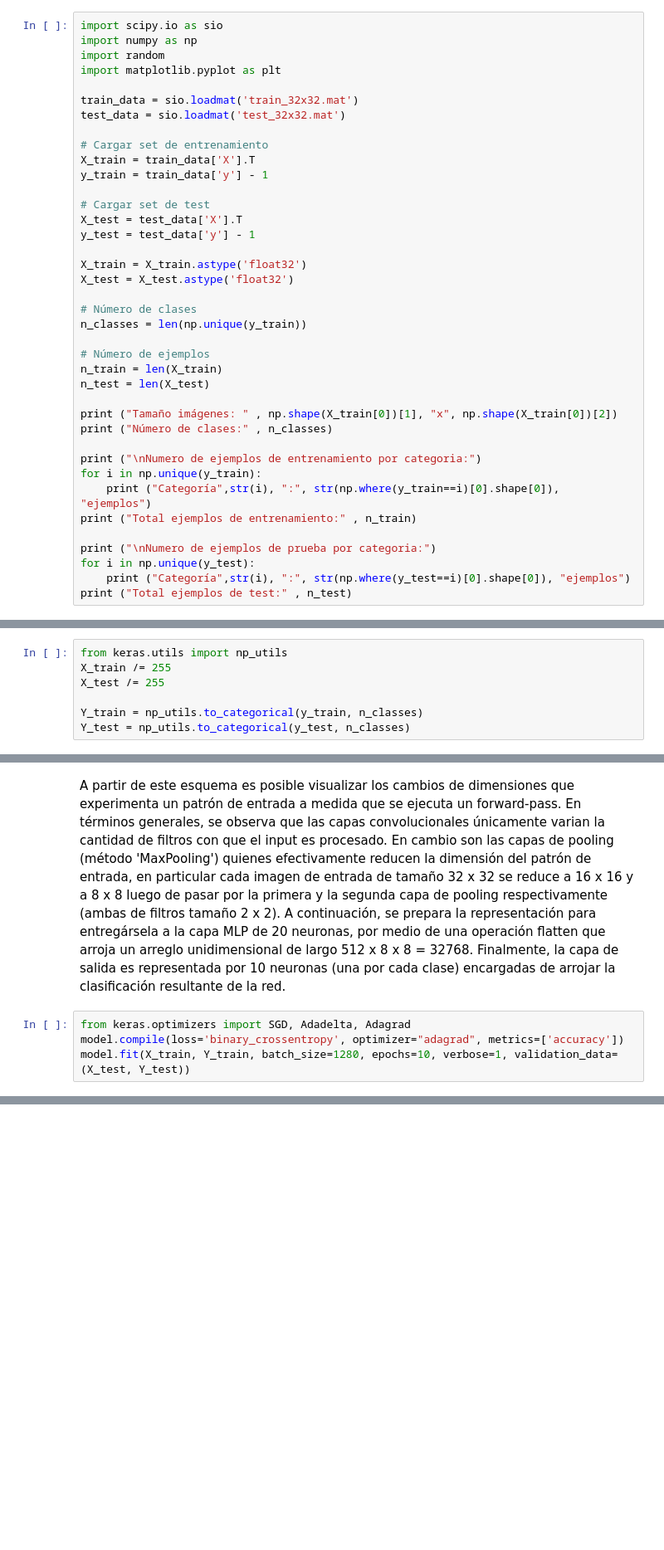
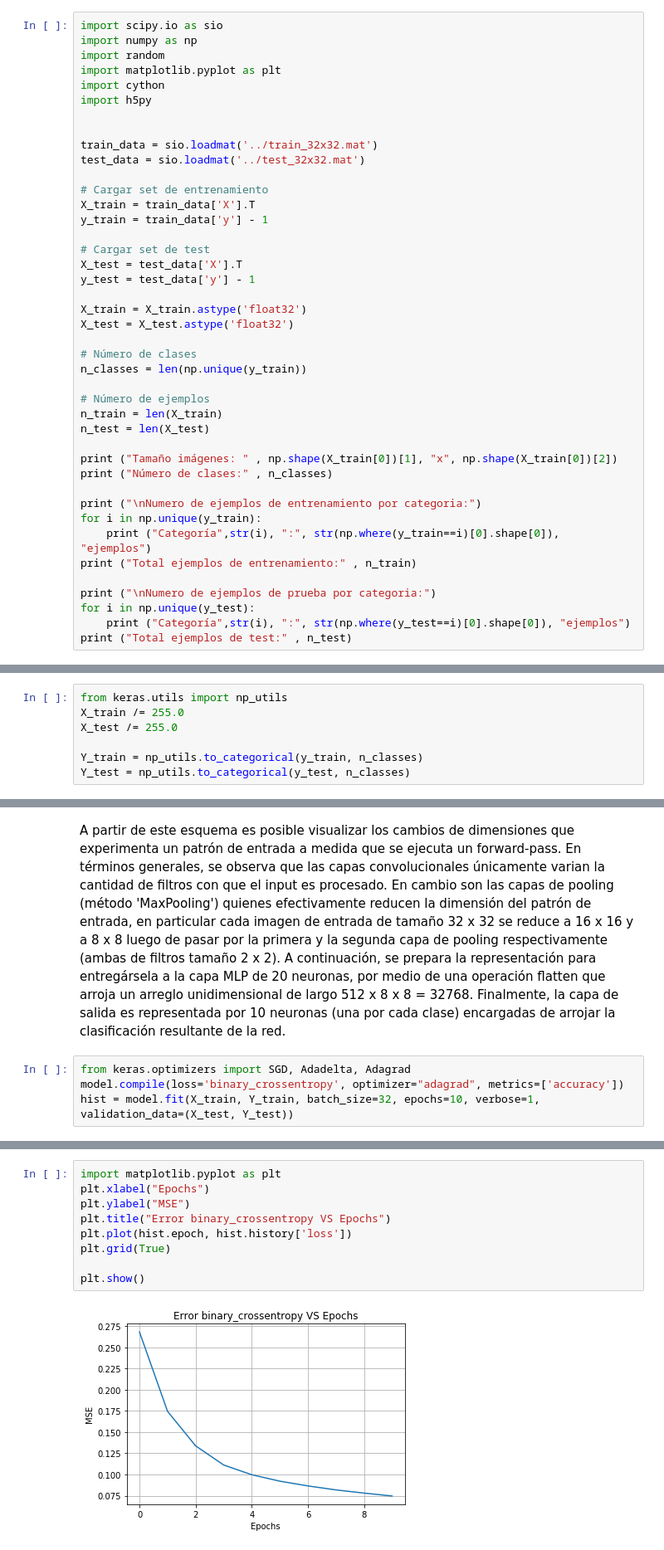
Before and after one commit to jeremyisai93/tarea2-RN, a Jupyter notebook: Pregunta-2.ipynb, the cells around one changed output, grey strips where cells are left out. Shown at 83% size. Saved outputs shown, nothing was run; the diff lists cells and outputs as text; blank space fills up the shorter version.

```diff
--- a/Pregunta-2.ipynb
+++ b/Pregunta-2.ipynb
@@ -9,9 +9,12 @@ import scipy.io as sio
 import numpy as np
 import random
 import matplotlib.pyplot as plt
+import cython
+import h5py
 
-train_data = sio.loadmat('train_32x32.mat')
-test_data = sio.loadmat('test_32x32.mat')
+
+train_data = sio.loadmat('../train_32x32.mat')
+test_data = sio.loadmat('../test_32x32.mat')
 
 # Cargar set de entrenamiento
 X_train = train_data['X'].T
@@ -107,8 +110,8 @@ Se presentan diez muestras aleatorias de la tarea de clasificación del dataset
 A continuación, se normalizan las imágenes dividiendo las intensidades originales de pixel por 255, mapeándolas al intervalo [0,1]. Además se modifica la representación de la salida a un vector binario con representación 'one hot encoding'.
 # %%
 from keras.utils import np_utils
-X_train /= 255
-X_test /= 255
+X_train /= 255.0
+X_test /= 255.0
 
 Y_train = np_utils.to_categorical(y_train, n_classes)
 Y_test = np_utils.to_categorical(y_test, n_classes)
@@ -155,7 +160,7 @@ A partir de este esquema es posible visualizar los cambios de dimensiones que ex
 # %%
 from keras.optimizers import SGD, Adadelta, Adagrad
 model.compile(loss='binary_crossentropy', optimizer="adagrad", metrics=['accuracy'])
-model.fit(X_train, Y_train, batch_size=1280, epochs=10, verbose=1, validation_data=(X_test, Y_test))
+hist = model.fit(X_train, Y_train, batch_size=32, epochs=10, verbose=1, validation_data=(X_test, Y_test))
 # %% [output]
 Train on 73257 samples, validate on 26032 samples
 Epoch 1/10
@@ -161,0 +182,11 @@ Epoch 1/10
+# %%
+import matplotlib.pyplot as plt
+plt.xlabel("Epochs")
+plt.ylabel("MSE")
+plt.title("Error binary_crossentropy VS Epochs")
+plt.plot(hist.epoch, hist.history['loss'])
+plt.grid(True)
+
+plt.show()
+# %% [output]
+[figure, added]
```
Also changed, not shown: parts of 10 cells of this notebook, 1 other file.
